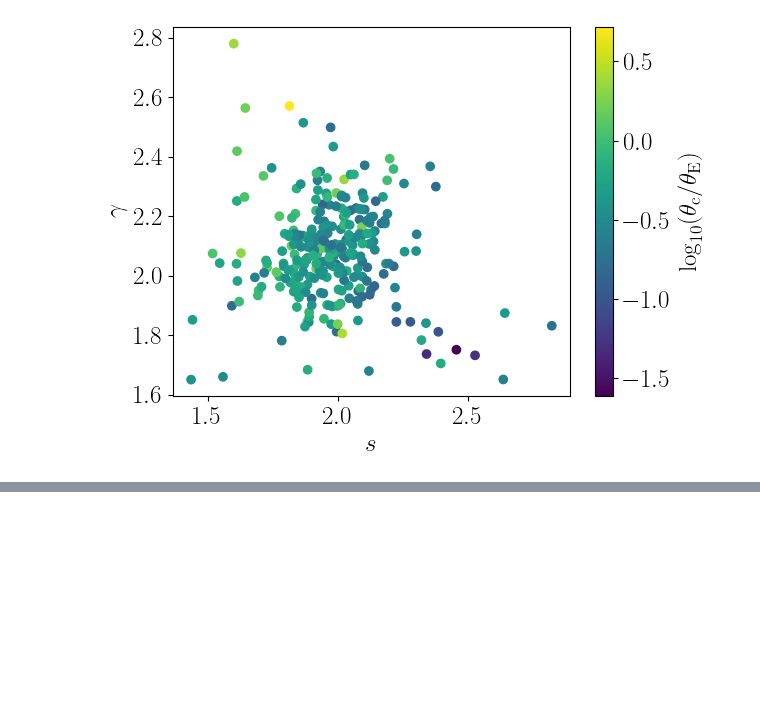
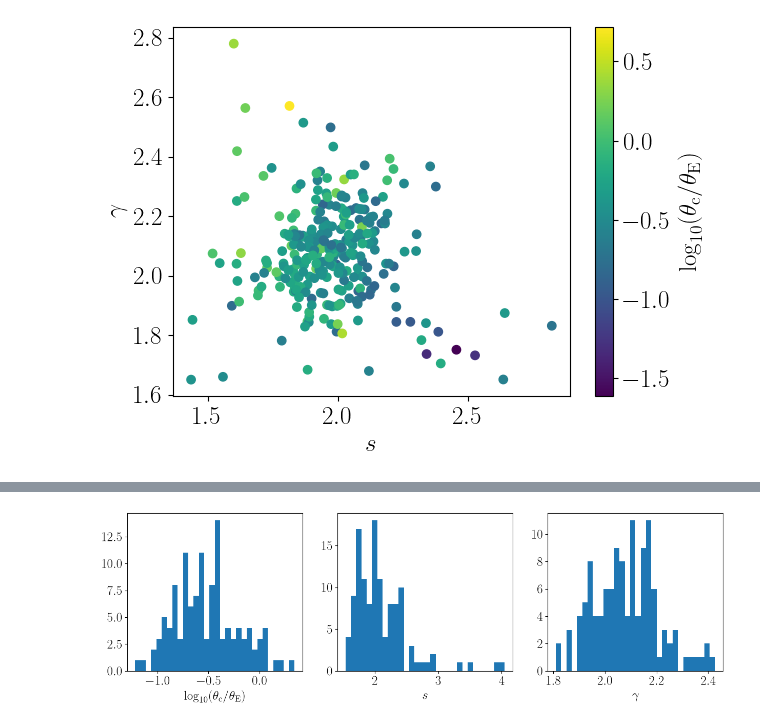
Before and after one commit to ELROND-project/nazgul, a Jupyter notebook: src/nazgul/output_analysis/radial profiles/modelling_COLIBRE_cores.ipynb, the cells around one changed output, grey strips where cells are left out. Cells and saved outputs as stored; diff of their text form; code cells hidden in the pictures; blank space fills up the shorter version.

```diff
--- a/src/nazgul/output_analysis/radial profiles/modelling_COLIBRE_cores.ipynb
+++ b/src/nazgul/output_analysis/radial profiles/modelling_COLIBRE_cores.ipynb
@@ -295,0 +354,40 @@ plt.show()
+# %%
+z_max = 10 # maximum ratio of r/rE that we model
+psi0, z_core, sharpness, outer_slope = [], [], [], [] # list of best-fit parameters
+
+for lens in range(len(zs)):
+
+    z_ = zs[lens]
+    z = z_[z_<z_max] # cut the profile beyond r/rE > x_max
+    psi = psis[lens][:len(z)]
+
+    # make fit
+    popt, pcov = curve_fit(psi_model, z, psi)
+
+    psi0.append(popt[0])
+    z_core.append(popt[1])
+    sharpness.append(popt[2])
+    outer_slope.append(popt[3])
+
+psi0 = np.array(psi0)
+z_core = np.array(z_core)
+sharpness = np.array(sharpness)
+outer_slope = np.array(outer_slope)
+# %%
+fig, axes = plt.subplots(1, 3, figsize=(15, 4))
+
+ax=axes[0]
+ax.hist(np.log10(z_core), bins=30)
+ax.set_xlabel(r'$\log_{10}(\theta_{\rm c}/\theta_{\rm E}$)')
+
+ax=axes[1]
+ax.hist(sharpness, bins=30)
+ax.set_xlabel(r'$s$')
+
+ax=axes[2]
+ax.hist(outer_slope, bins=30)
+ax.set_xlabel(r'$\gamma$')
+
+plt.show()
+# %% [output]
+[figure, added]
```
Also changed, not shown: parts of 5 cells of this notebook, 7 other files.
